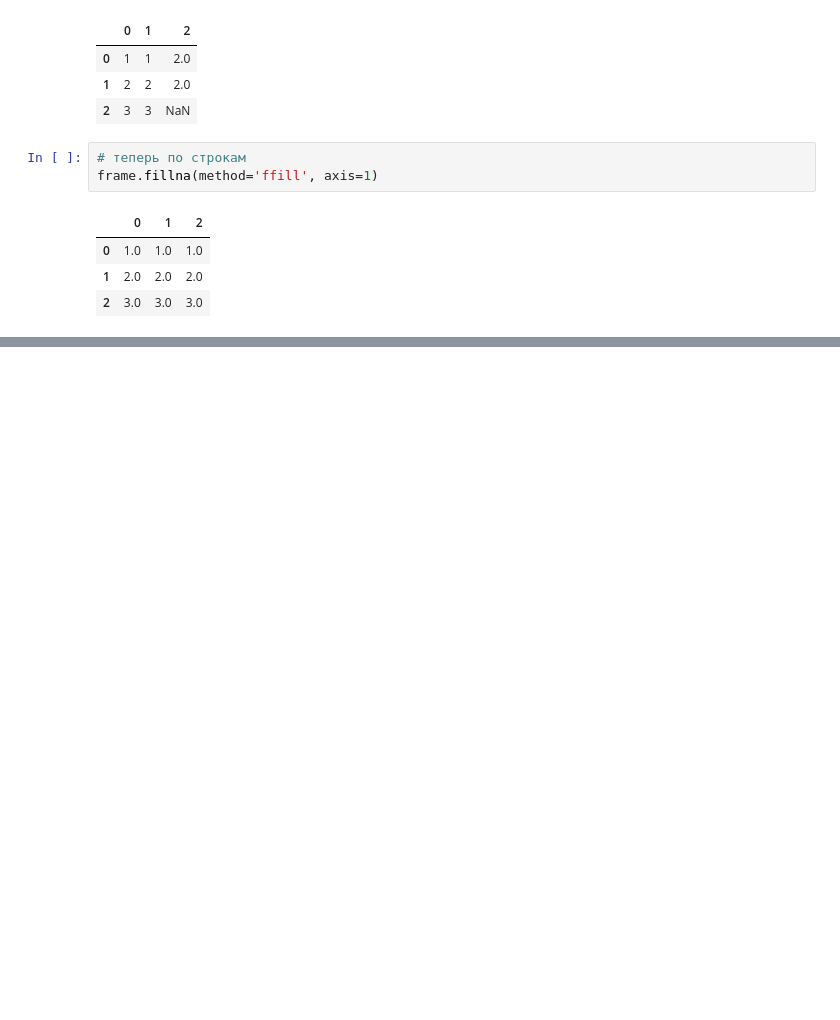
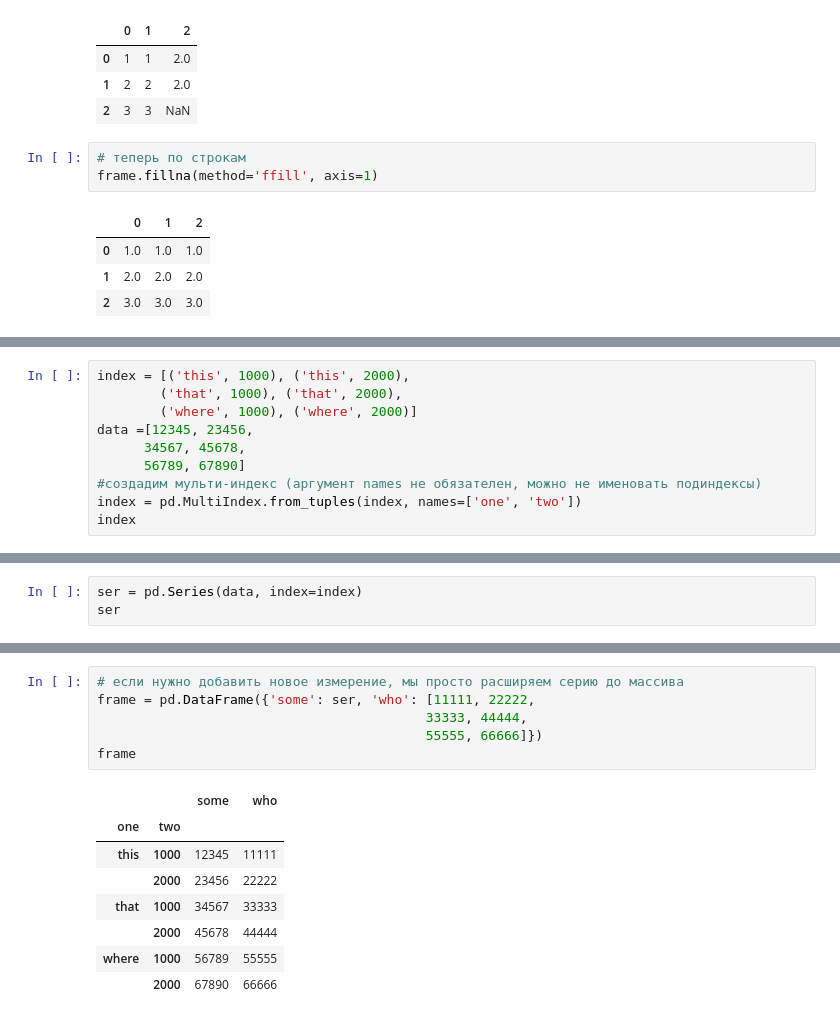
Before and after one commit to KonstantinKlepikov/all-python-ml-learning, a Jupyter notebook: pandas-learning.ipynb, the cells around one changed output, grey strips where cells are left out. Saved outputs shown, nothing was run; the diff lists cells and outputs as text; blank space fills up the shorter version.

```diff
--- a/pandas-learning.ipynb
+++ b/pandas-learning.ipynb
@@ -993,0 +1000,10 @@ frame.fillna(method='ffill', axis=1)
+# %%
+index = [('this', 1000), ('this', 2000),
+        ('that', 1000), ('that', 2000),
+        ('where', 1000), ('where', 2000)]
+data =[12345, 23456,
+      34567, 45678,
+      56789, 67890]
+#создадим мульти-индекс (аргумент names не обязателен, можно не именовать подиндексы)
+index = pd.MultiIndex.from_tuples(index, names=['one', 'two'])
+index
@@ -993,0 +1018,3 @@ frame.fillna(method='ffill', axis=1)
+# %%
+ser = pd.Series(data, index=index)
+ser
@@ -993,0 +1053,15 @@ frame.fillna(method='ffill', axis=1)
+# %%
+# если нужно добавить новое измерение, мы просто расширяем серию до массива
+frame = pd.DataFrame({'some': ser, 'who': [11111, 22222,
+                                          33333, 44444,
+                                          55555, 66666]})
+frame
+# %% [output]
+|  |  | some | who |
+| one | two |  |  |
+| this | 1000 | 12345 | 11111 |
+|  | 2000 | 23456 | 22222 |
+| that | 1000 | 34567 | 33333 |
+|  | 2000 | 45678 | 44444 |
+| where | 1000 | 56789 | 55555 |
+|  | 2000 | 67890 | 66666 |
```
Also changed, not shown: parts of 54 cells of this notebook.
